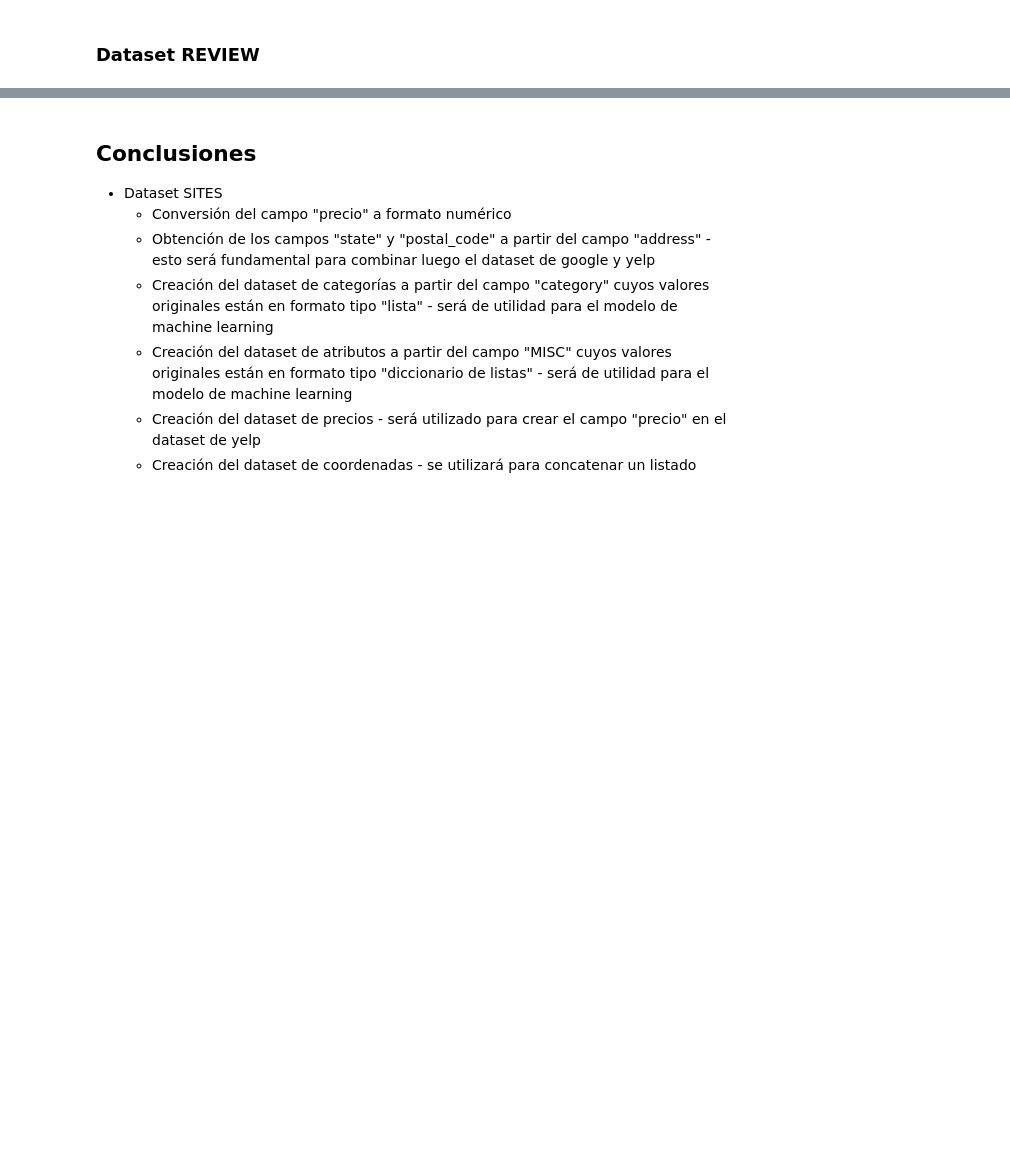
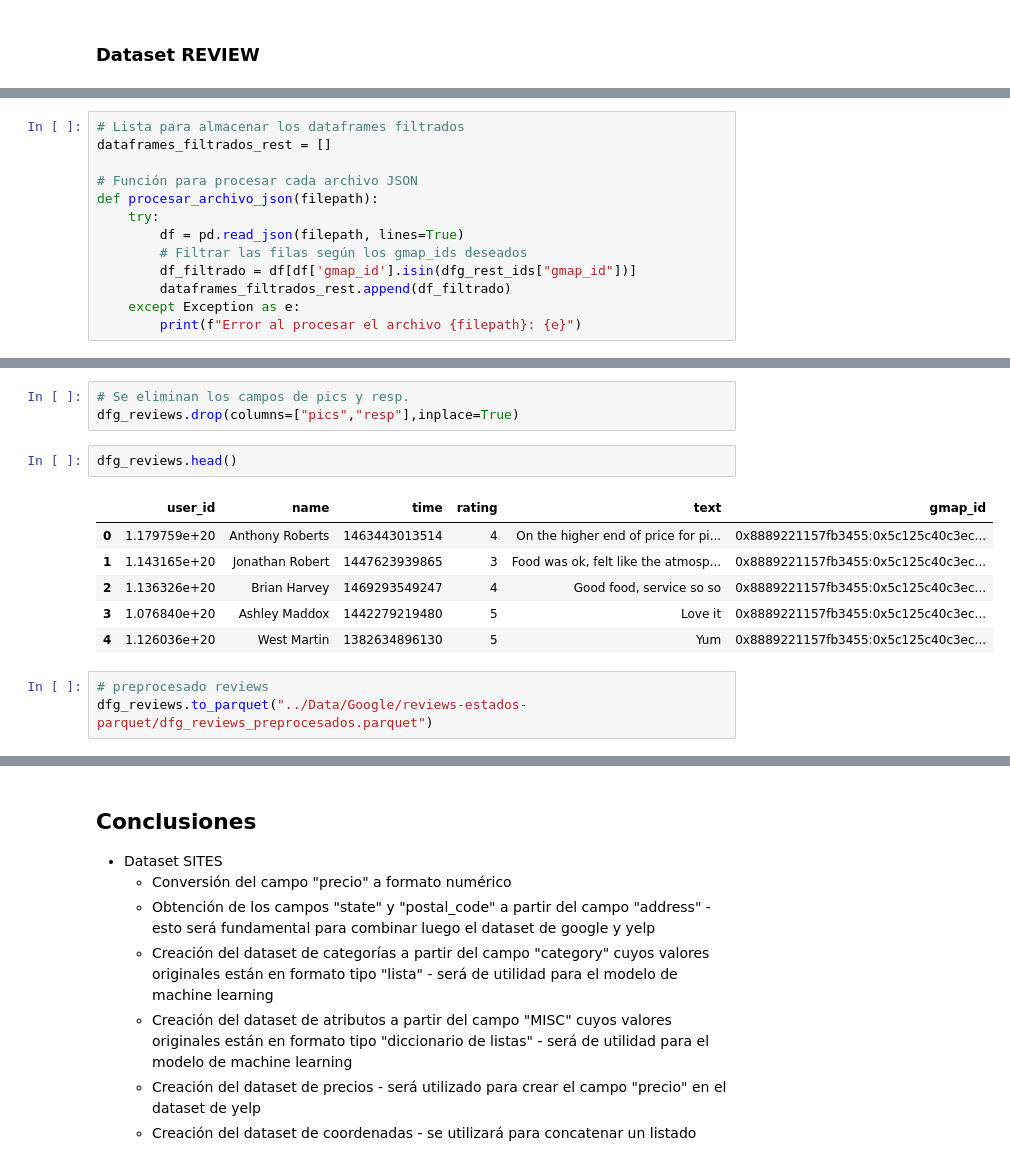
Before and after one commit to DaAnMaGi/DS_ProjectFinal_Copia, a Jupyter notebook: Exploración/EDA_final.ipynb, the cells around one changed output, grey strips where cells are left out. Cells and saved outputs as stored; diff of their text form; blank space fills up the shorter version.

```diff
--- a/Exploración/EDA_final.ipynb
+++ b/Exploración/EDA_final.ipynb
@@ -213,3 +662,16 @@ dfg_rest_ids.sample(2)
+# %%
+# Lista para almacenar los dataframes filtrados
+dataframes_filtrados_rest = []
+
+# Función para procesar cada archivo JSON
+def procesar_archivo_json(filepath):
+    try:
+        df = pd.read_json(filepath, lines=True)
+        # Filtrar las filas según los gmap_ids deseados
+        df_filtrado = df[df['gmap_id'].isin(dfg_rest_ids["gmap_id"])]
+        dataframes_filtrados_rest.append(df_filtrado)
+    except Exception as e:
+        print(f"Error al procesar el archivo {filepath}: {e}")
 # %%
 # Carga de datos desde los datasets .json para cada estado de USA
 
@@ -244,0 +779,15 @@ dfg_reviews.sample(2)
+# %%
+# Se eliminan los campos de pics y resp.
+dfg_reviews.drop(columns=["pics","resp"],inplace=True)
+# %%
+dfg_reviews.head()
+# %% [output]
+|  | user_id | name | time | rating | text | gmap_id |
+| 0 | 1.179759e+20 | Anthony Roberts | 1463443013514 | 4 | On the higher end of price for pi... | 0x8889221157fb3455:0x5c125c40c3ec... |
+| 1 | 1.143165e+20 | Jonathan Robert | 1447623939865 | 3 | Food was ok, felt like the atmosp... | 0x8889221157fb3455:0x5c125c40c3ec... |
+| 2 | 1.136326e+20 | Brian Harvey | 1469293549247 | 4 | Good food, service so so | 0x8889221157fb3455:0x5c125c40c3ec... |
+| 3 | 1.076840e+20 | Ashley Maddox | 1442279219480 | 5 | Love it | 0x8889221157fb3455:0x5c125c40c3ec... |
+| 4 | 1.126036e+20 | West Martin | 1382634896130 | 5 | Yum | 0x8889221157fb3455:0x5c125c40c3ec... |
+# %%
+# preprocesado reviews
+dfg_reviews.to_parquet("../Data/Google/reviews-estados-parquet/dfg_reviews_preprocesados.parquet")
```
Also changed, not shown: parts of 59 cells of this notebook, 7 other files.
